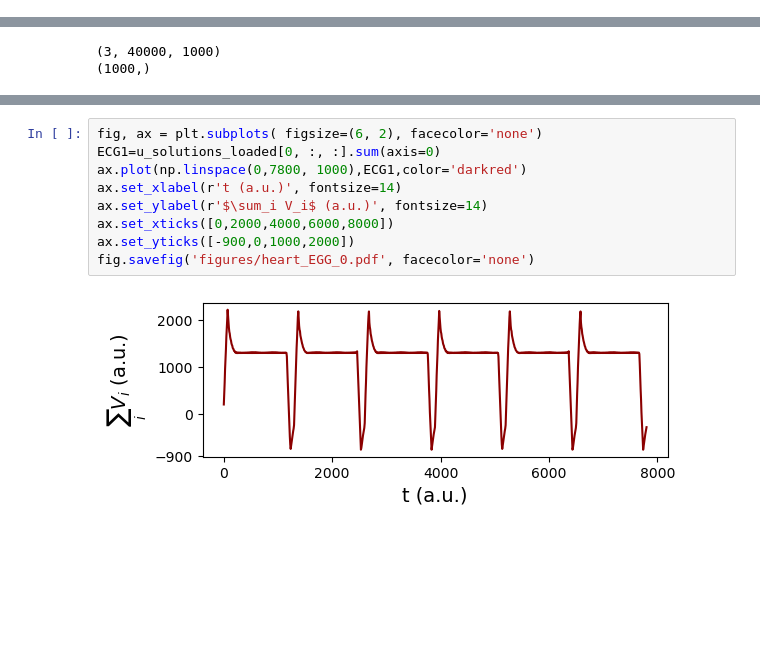
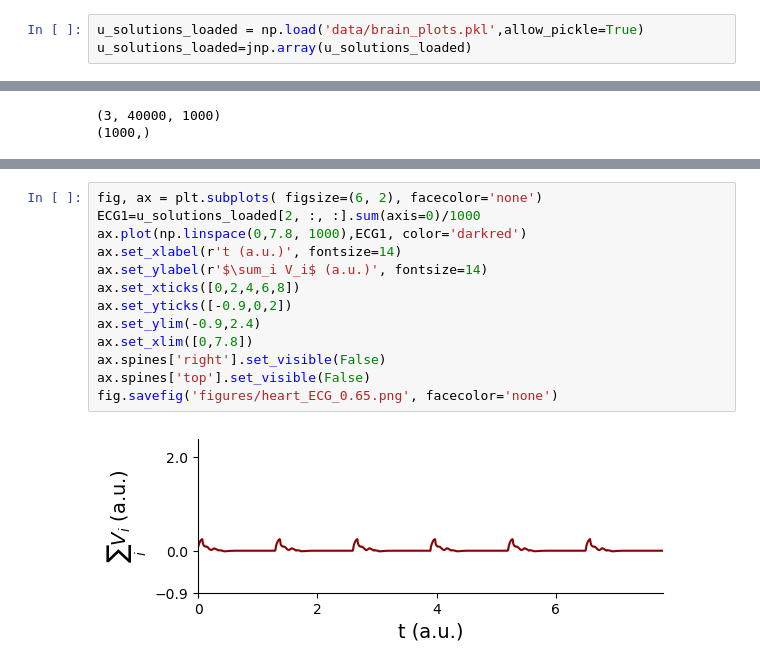
Before and after one commit to Priesemann-Group/perspective_heart_and_brain, a Jupyter notebook: notebooks/heart_plots.ipynb, the cells around one changed output, grey strips where cells are left out. Drawn from its saved outputs; the diff is of its cells as text; blank space fills up the shorter version.

```diff
--- a/notebooks/heart_plots.ipynb
+++ b/notebooks/heart_plots.ipynb
@@ -396,3 +407,6 @@ u_solutions_loaded=jnp.array(u_solutions_loaded)
 print(u_solutions_loaded.shape)
 # %% [output]
 (3, 40000, 1000)
+# %%
+u_solutions_loaded = np.load('data/brain_plots.pkl',allow_pickle=True)
+u_solutions_loaded=jnp.array(u_solutions_loaded)
@@ -481,11 +612,15 @@ print(np.linspace(0,7800, 1000).shape)
 # %%
 fig, ax = plt.subplots( figsize=(6, 2), facecolor='none')
-ECG1=u_solutions_loaded[0, :, :].sum(axis=0)
-ax.plot(np.linspace(0,7800, 1000),ECG1,color='darkred')
+ECG1=u_solutions_loaded[2, :, :].sum(axis=0)/1000
+ax.plot(np.linspace(0,7.8, 1000),ECG1, color='darkred')
 ax.set_xlabel(r't (a.u.)', fontsize=14)
 ax.set_ylabel(r'$\sum_i V_i$ (a.u.)', fontsize=14)
-ax.set_xticks([0,2000,4000,6000,8000])
-ax.set_yticks([-900,0,1000,2000])
-fig.savefig('figures/heart_EGG_0.pdf', facecolor='none')
+ax.set_xticks([0,2,4,6,8])
+ax.set_yticks([-0.9,0,2])
+ax.set_ylim(-0.9,2.4)
+ax.set_xlim([0,7.8])
+ax.spines['right'].set_visible(False)
+ax.spines['top'].set_visible(False)
+fig.savefig('figures/heart_ECG_0.65.png', facecolor='none')
 # %% [output]
-[figure, old version]
+[figure, new version]
```
Also changed, not shown: parts of 19 cells of this notebook, 6 other files.
